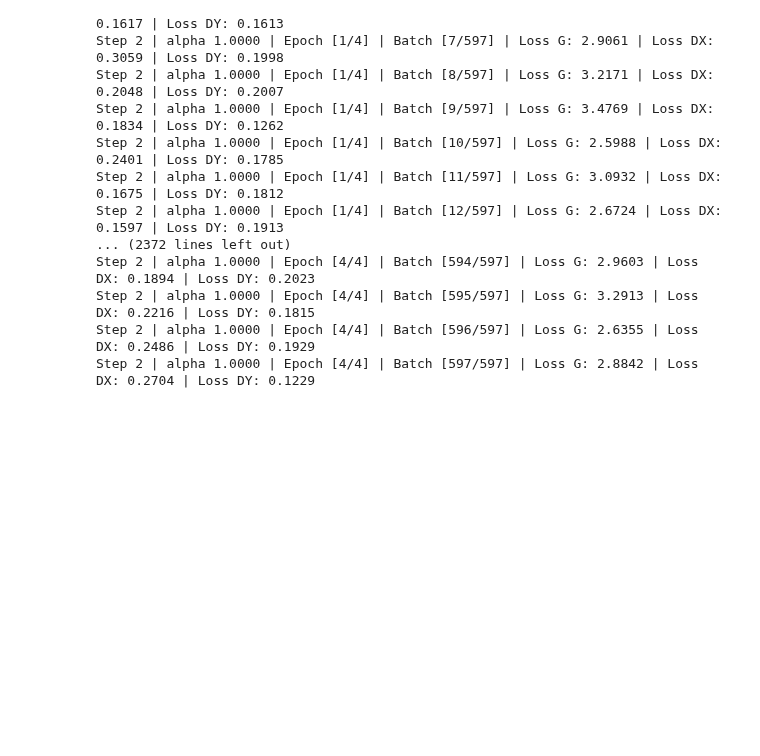
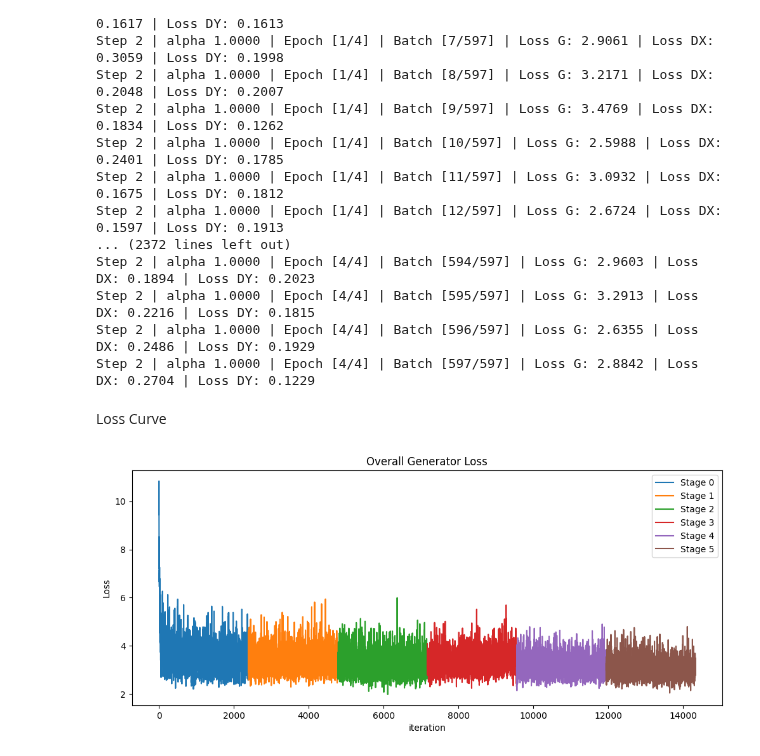
Before and after one commit to elliekkim/monet-gan, a Jupyter notebook: cycle_prog_gan_lsun.ipynb, the cells around one changed output. Saved outputs shown, nothing was run; the diff lists cells and outputs as text; code cells hidden in the pictures; blank space fills up the shorter version.

Commit message:
added loss plots

```diff
--- a/cycle_prog_gan_lsun.ipynb
+++ b/cycle_prog_gan_lsun.ipynb
@@ -728,3 +728,26 @@ Step 2 | alpha 1.0000 | Epoch [4/4] | Batch [594/597] | Loss G: 2.9603 | Loss DX
 Step 2 | alpha 1.0000 | Epoch [4/4] | Batch [595/597] | Loss G: 3.2913 | Loss DX: 0.2216 | Loss DY: 0.1815
 Step 2 | alpha 1.0000 | Epoch [4/4] | Batch [596/597] | Loss G: 2.6355 | Loss DX: 0.2486 | Loss DY: 0.1929
 Step 2 | alpha 1.0000 | Epoch [4/4] | Batch [597/597] | Loss G: 2.8842 | Loss DX: 0.2704 | Loss DY: 0.1229
+# %% [markdown]
+Loss Curve
+# %%
+import json
+
+with open("loss_g.txt") as f:
+    loss_g = json.load(f)
+    iteration = [i for i in range(len(loss_g))]
+
+iter_per_stage = 4 * len(monet_loader)
+
+for stage in range(6):
+    start = iter_per_stage * stage
+    end = start + iter_per_stage
+    plt.plot(iteration[start:end], loss_g[start:end], label=f"Stage {stage}")
+
+plt.title(f"Overall Generator Loss")
+plt.legend()
+plt.ylabel("Loss")
+plt.xlabel("iteration")
+plt.gcf().set_figwidth(12)
+# %% [output]
+[figure, added]
```
Also changed, not shown: parts of 8 cells of this notebook.
